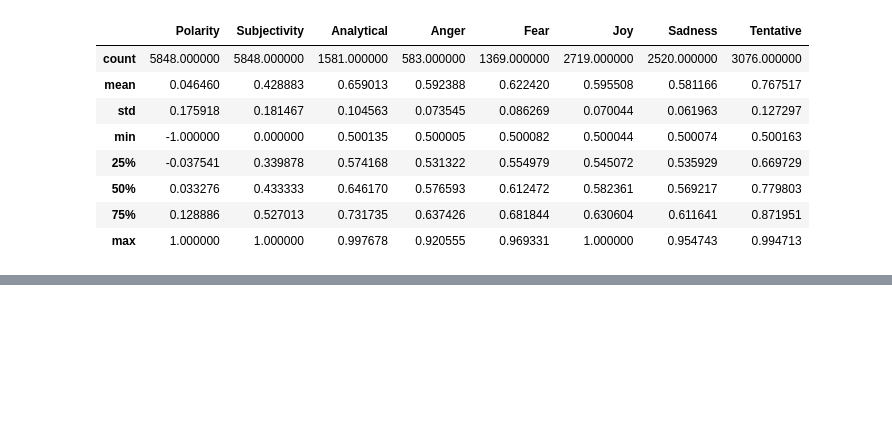
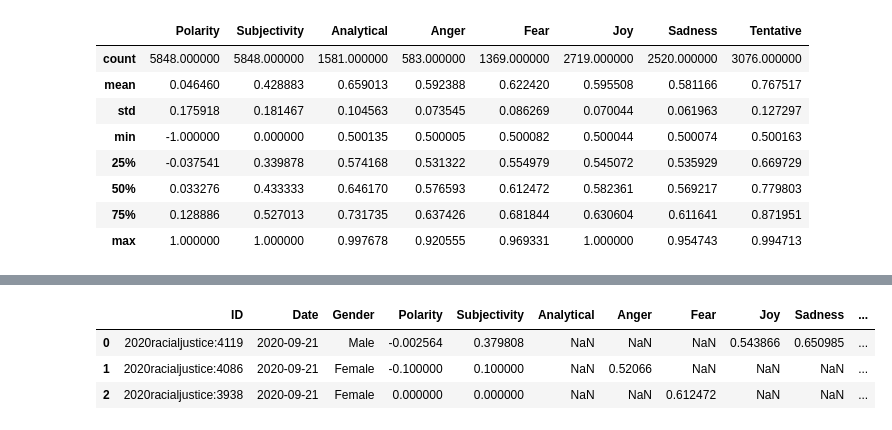
Before and after one commit to MekdiYilma/dreams, a Jupyter notebook: EDA/tone_analysis_on_SDDb.ipynb, the cells around one changed output, grey strips where cells are left out. Cells and saved outputs as stored; diff of their text form; code cells hidden in the pictures; blank space fills up the shorter version.

```diff
--- a/EDA/tone_analysis_on_SDDb.ipynb
+++ b/EDA/tone_analysis_on_SDDb.ipynb
@@ -224,0 +298,9 @@ dream_df.describe()
+# %%
+dream_gender_df = dream_df[['ID','Date','Gender','Polarity', 'Subjectivity',
+                            'Analytical', 'Anger', 'Fear', 'Joy', 'Sadness', 'Tentative']]
+dream_gender_df.head(3)
+# %% [output]
+|  | ID | Date | Gender | Polarity | Subjectivity | Analytical | Anger | Fear | Joy | Sadness | ... |
+| 0 | 2020racialjustice:4119 | 2020-09-21 | Male | -0.002564 | 0.379808 | NaN | NaN | NaN | 0.543866 | 0.650985 | ... |
+| 1 | 2020racialjustice:4086 | 2020-09-21 | Female | -0.100000 | 0.100000 | NaN | 0.52066 | NaN | NaN | NaN | ... |
+| 2 | 2020racialjustice:3938 | 2020-09-21 | Female | 0.000000 | 0.000000 | NaN | NaN | 0.612472 | NaN | NaN | ... |
```
Also changed, not shown: parts of 14 cells of this notebook, 9 other files.
